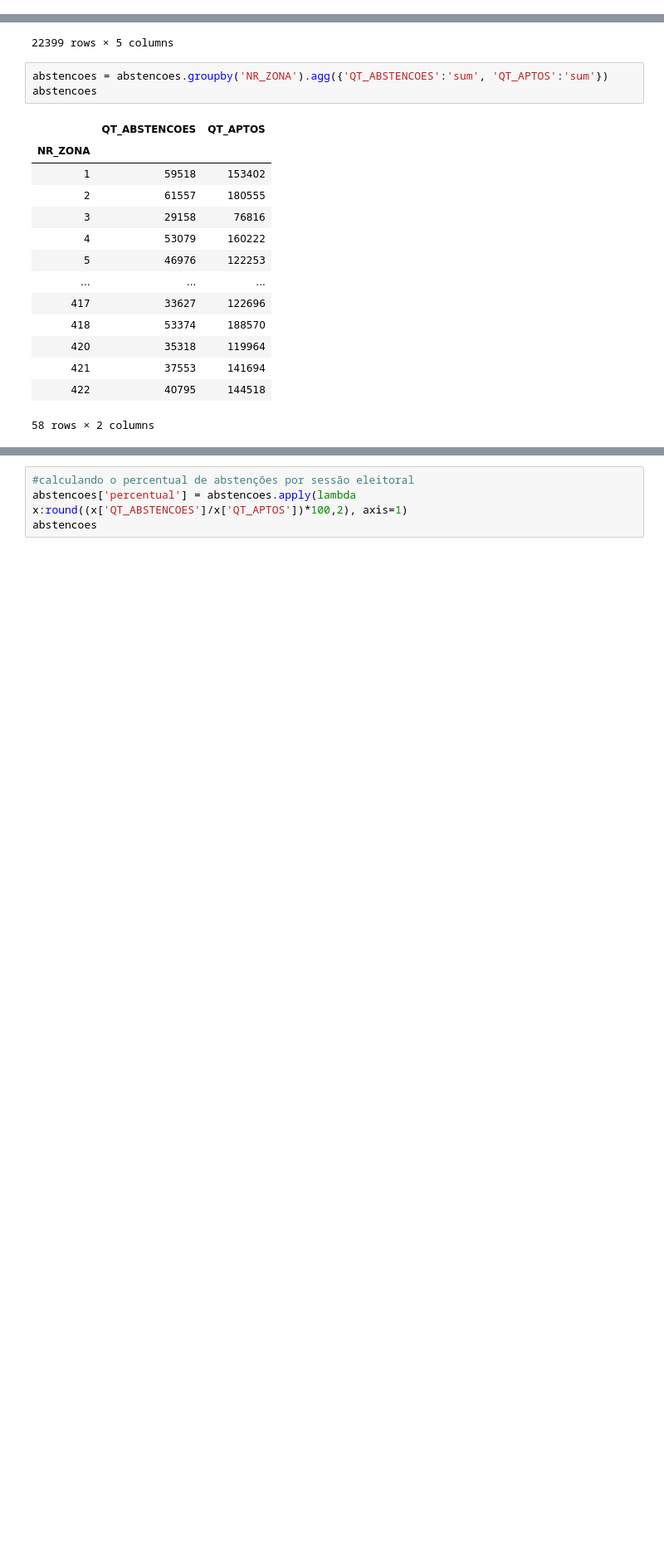
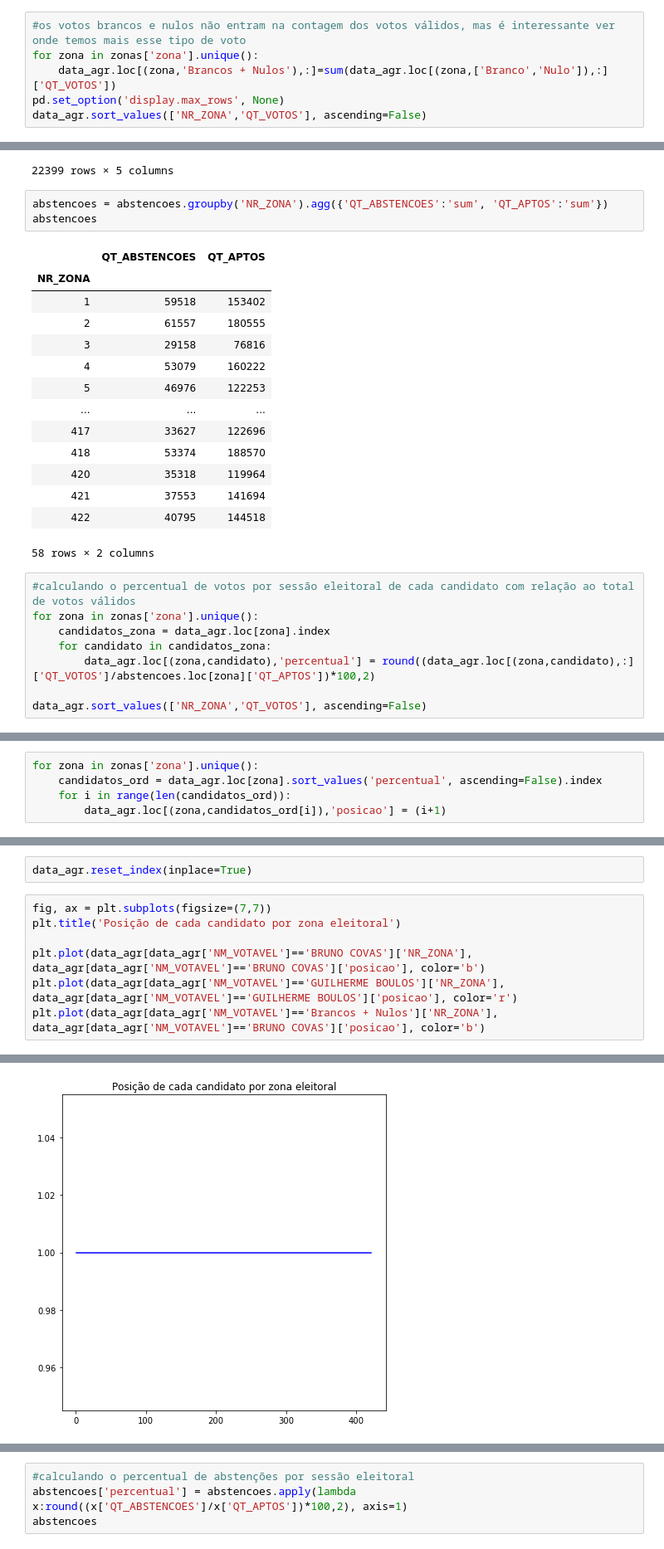
Before and after one commit to juacy/training-data-exploration, a Jupyter notebook: analise eleição primeiro turno 2020 são paulo.ipynb, the cells around one changed output, grey strips where cells are left out. Shown at 83% size. Saved outputs shown, nothing was run; the diff lists cells and outputs as text; blank space fills up the shorter version.

```diff
--- a/analise eleição primeiro turno 2020 são paulo.ipynb
+++ b/analise eleição primeiro turno 2020 são paulo.ipynb
@@ -157,0 +200,6 @@ data_agr.sort_values(['NR_ZONA','QT_VOTOS'], ascending=False)
+# %%
+#os votos brancos e nulos não entram na contagem dos votos válidos, mas é interessante ver onde temos mais esse tipo de voto
+for zona in zonas['zona'].unique():
+    data_agr.loc[(zona,'Brancos + Nulos'),:]=sum(data_agr.loc[(zona,['Branco','Nulo']),:]['QT_VOTOS'])
+pd.set_option('display.max_rows', None)
+data_agr.sort_values(['NR_ZONA','QT_VOTOS'], ascending=False)
@@ -192,3 +259,11 @@ abstencoes
 | 421 | 37553 | 141694 |
 | 422 | 40795 | 144518 |
 58 rows × 2 columns
+# %%
+#calculando o percentual de votos por sessão eleitoral de cada candidato com relação ao total de votos válidos
+for zona in zonas['zona'].unique():
+    candidatos_zona = data_agr.loc[zona].index
+    for candidato in candidatos_zona:
+        data_agr.loc[(zona,candidato),'percentual'] = round((data_agr.loc[(zona,candidato),:]['QT_VOTOS']/abstencoes.loc[zona]['QT_APTOS'])*100,2)
+
+data_agr.sort_values(['NR_ZONA','QT_VOTOS'], ascending=False)
@@ -194,0 +289,5 @@ abstencoes
+# %%
+for zona in zonas['zona'].unique():
+    candidatos_ord = data_agr.loc[zona].sort_values('percentual', ascending=False).index
+    for i in range(len(candidatos_ord)):
+        data_agr.loc[(zona,candidatos_ord[i]),'posicao'] = (i+1)
@@ -194,0 +315,10 @@ abstencoes
+# %%
+data_agr.reset_index(inplace=True)
+# %%
+fig, ax = plt.subplots(figsize=(7,7))
+plt.title('Posição de cada candidato por zona eleitoral')
+
+plt.plot(data_agr[data_agr['NM_VOTAVEL']=='BRUNO COVAS']['NR_ZONA'], data_agr[data_agr['NM_VOTAVEL']=='BRUNO COVAS']['posicao'], color='b')
+plt.plot(data_agr[data_agr['NM_VOTAVEL']=='GUILHERME BOULOS']['NR_ZONA'], data_agr[data_agr['NM_VOTAVEL']=='GUILHERME BOULOS']['posicao'], color='r')
+plt.plot(data_agr[data_agr['NM_VOTAVEL']=='Brancos + Nulos']['NR_ZONA'], data_agr[data_agr['NM_VOTAVEL']=='BRUNO COVAS']['posicao'], color='b')
+# %% [output]
@@ -194,0 +326 @@ abstencoes
+[figure, added]
```
Also changed, not shown: parts of 13 cells of this notebook.
